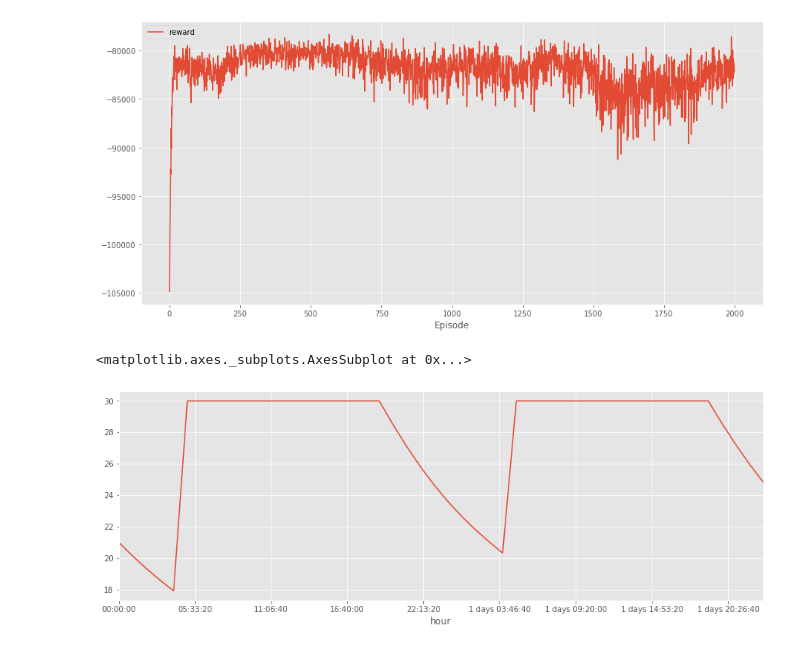
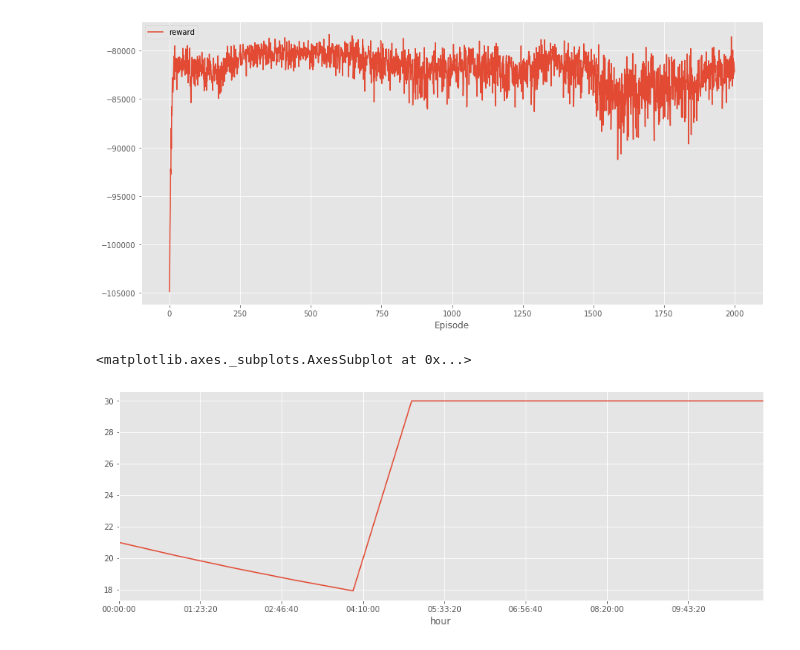
Before and after one commit to Cernewein/heating-RL-agent, a Jupyter notebook: Notebooks/Visualization.ipynb, the cells around one changed output. Saved outputs shown, nothing was run; the diff lists cells and outputs as text; code cells hidden in the pictures.

```diff
--- a/Notebooks/Visualization.ipynb
+++ b/Notebooks/Visualization.ipynb
@@ -172,12 +172,12 @@ temperatures = pkl.load(open('data/output/2199527_dynamic_True_temperatures_dqn.
 # %%
 temperatures_df = pd.DataFrame()
 temperatures_df['trained'] = temperatures[-2]
 temperatures_df['hour'] = pd.to_timedelta(temperatures_df.index, unit='h')
 
 temperatures_df.index = temperatures_df['hour']
 
 plt.figure(figsize=(15,5))
-temperatures_df.iloc[0:48,:].loc[:,'trained'].plot()
+temperatures_df.iloc[0:12,:].loc[:,'trained'].plot()
 # %% [output]
 <matplotlib.axes._subplots.AxesSubplot at 0x...>
-[figure, old version]
+[figure, new version]
```
Also changed, not shown: 1 other file.
